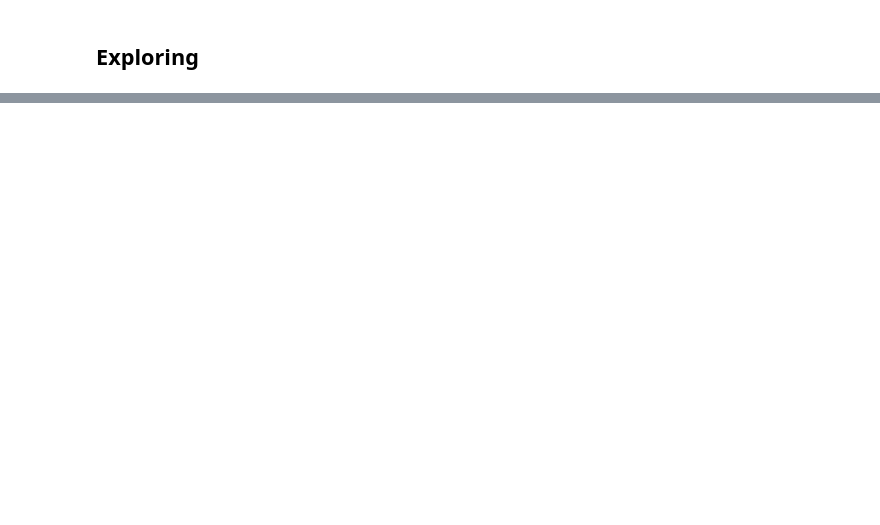
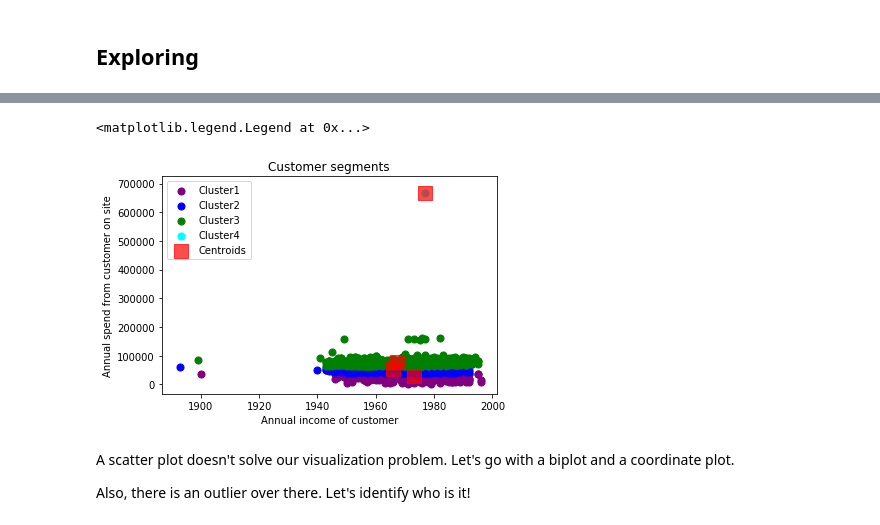
Before and after one commit to iancamleite/ifood-data-business-analyst-test, a Jupyter notebook: Analysis.ipynb, the cells around one changed output, grey strips where cells are left out. Saved outputs shown, nothing was run; the diff lists cells and outputs as text; code cells hidden in the pictures; blank space fills up the shorter version.

```diff
--- a/Analysis.ipynb
+++ b/Analysis.ipynb
@@ -206,0 +363,2 @@ corr.style.background_gradient(cmap='coolwarm')
+# %%
+X = X.as_matrix(columns=X.columns)
@@ -206,0 +372,18 @@ corr.style.background_gradient(cmap='coolwarm')
+# %%
+#Visualizing the clusters for k=4
+plt.scatter(X[y_means==0,0],X[y_means==0,1],s=50, c='purple',label='Cluster1')
+plt.scatter(X[y_means==1,0],X[y_means==1,1],s=50, c='blue',label='Cluster2')
+plt.scatter(X[y_means==2,0],X[y_means==2,1],s=50, c='green',label='Cluster3')
+plt.scatter(X[y_means==3,0],X[y_means==3,1],s=50, c='cyan',label='Cluster4')
+plt.scatter(km4.cluster_centers_[:,0], km4.cluster_centers_[:,1],s=200,marker='s', c='red', alpha=0.7, label='Centroids')
+plt.title('Customer segments')
+plt.xlabel('Annual income of customer')
+plt.ylabel('Annual spend from customer on site')
+plt.legend()
+# %% [output]
+<matplotlib.legend.Legend at 0x...>
+[figure, added]
+# %% [markdown]
+A scatter plot doesn't solve our visualization problem. Let's go with a biplot and a coordinate plot.
+
+Also, there is an outlier over there. Let's identify who is it!
```
Also changed, not shown: parts of 27 cells of this notebook.
